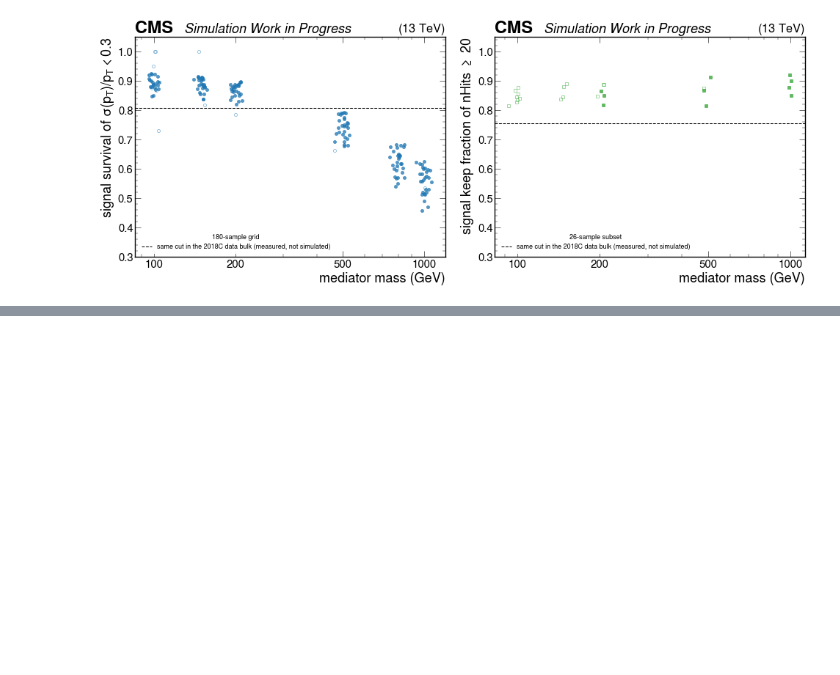
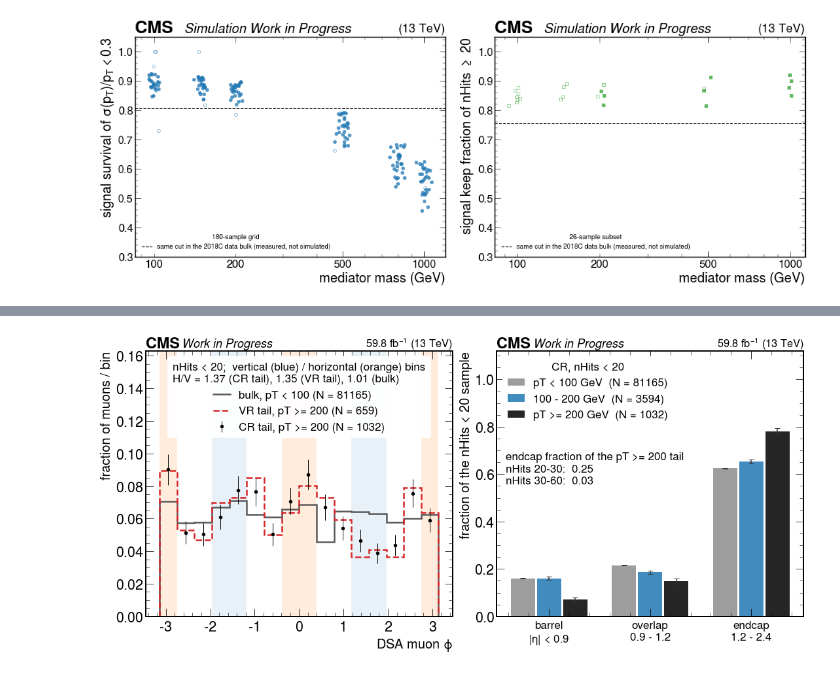
Before and after one commit to murtaza-safdari/SIDM, a Jupyter notebook: sidm/studies/vertexChi2/vertexChi2CosmicVetoStudy.ipynb, the cells around one changed output, grey strips where cells are left out. Cells and saved outputs as stored; diff of their text form; code cells hidden in the pictures; blank space fills up the shorter version.

```diff
--- a/sidm/studies/vertexChi2/vertexChi2CosmicVetoStudy.ipynb
+++ b/sidm/studies/vertexChi2/vertexChi2CosmicVetoStudy.ipynb
@@ -2573,0 +2845,60 @@ Summary numbers quoted in the conclusions, recomputed:
+# %%
+# Figure: the halo lead.  Left, the azimuth of the low-hit-count tail against its own low-pT
+# bulk in the same channel and slice.  Right, its pseudorapidity composition against the same
+# bulk, with the higher-hit-count tails quoted for contrast.
+FS3 = 17            # 17 pt at a 15-inch width is 8.5 pt at text width
+fig, axs = plt.subplots(1, 2, figsize=(15, 6.8), constrained_layout=True)
+
+ax = axs[0]
+t_cr = resp_cube(HN_PHI, "CR", "nHits 0-20", PT_TAIL)
+b_cr = resp_cube(HN_PHI, "CR", "nHits 0-20", PT_BULK)
+t_vr = resp_cube(HN_PHI, "VR", "nHits 0-20", PT_TAIL)
+for i in VERT:
+    ax.axvspan(PHI_EDGES[i], PHI_EDGES[i + 1], color="tab:blue", alpha=0.10, lw=0)
+for i in HORZ:
+    ax.axvspan(PHI_EDGES[i], PHI_EDGES[i + 1], color="tab:orange", alpha=0.14, lw=0)
+hep.histplot(b_cr / b_cr.sum(), PHI_EDGES, ax=ax, histtype="step", lw=2.5, color="0.35",
+             label=f"bulk, pT < 100 (N = {b_cr.sum():.0f})")
+hep.histplot(t_vr / t_vr.sum(), PHI_EDGES, ax=ax, histtype="step", lw=2.5, ls="--",
+             color="tab:red", label=f"VR tail, pT >= 200 (N = {t_vr.sum():.0f})")
+hep.histplot(t_cr / t_cr.sum(), PHI_EDGES, ax=ax, histtype="errorbar", color="k",
+             yerr=np.sqrt(t_cr) / t_cr.sum(), markersize=9,
+             label=f"CR tail, pT >= 200 (N = {t_cr.sum():.0f})")
+ax.set_xlabel(r"DSA muon $\phi$", fontsize=20)
+ax.set_ylabel("fraction of muons / bin", fontsize=20)
+ax.set_ylim(0, 0.163)
+hv = lambda a: a[HORZ].sum() / a[VERT].sum()
+ax.legend(fontsize=FS3, loc="upper center", frameon=True, facecolor="white",
+          edgecolor="none", framealpha=0.95,
+          title=("nHits < 20;  vertical (blue) / horizontal (orange) bins\n"
+                 f"H/V = {hv(t_cr):.2f} (CR tail), {hv(t_vr):.2f} (VR tail), "
+                 f"{hv(b_cr):.2f} (bulk)"), title_fontsize=FS3)
+
+ax = axs[1]
+xs, w = np.arange(3), 0.26
+for j, (plab, prows, col) in enumerate(
+        (("pT < 100 GeV", PT_BULK, "0.55"), ("100 - 200 GeV", PT_SB, "tab:blue"),
+         ("pT >= 200 GeV", PT_TAIL, "k"))):
+    e = resp_cube(HN_ETA, "CR", "nHits 0-20", prows)[:3]
+    n = e.sum()
+    f = e / n
+    ax.bar(xs + (j - 1) * w, f, width=w * 0.92, color=col, alpha=0.85,
+           yerr=np.sqrt(f * (1 - f) / n), capsize=4, ecolor="0.2",
+           label=f"{plab}  (N = {n:.0f})")
+ax.set_xticks(xs)
+ax.set_xticklabels([r"barrel" "\n" r"$|\eta|$ < 0.9", "overlap\n0.9 - 1.2",
+                    "endcap\n1.2 - 2.4"], fontsize=FS3)
+ax.set_ylabel("fraction of the nHits < 20 sample", fontsize=20)
+ax.set_ylim(0, 1.12)
+_hi = [resp_cube(HN_ETA, "CR", nh, PT_TAIL)[:3] for nh in ("nHits 20-30", "nHits 30-60")]
+ax.text(0.03, 0.62, "endcap fraction of the pT >= 200 tail\n"
+        f"nHits 20-30:  {_hi[0][2]/_hi[0].sum():.2f}\n"
+        f"nHits 30-60:  {_hi[1][2]/_hi[1].sum():.2f}",
+        transform=ax.transAxes, fontsize=FS3, va="top")
+ax.legend(fontsize=FS3, loc="upper left", frameon=True, facecolor="white", edgecolor="none",
+          framealpha=0.95, title="CR, nHits < 20", title_fontsize=FS3)
+for ax in axs:
+    hep.cms.label(data=True, lumi=L_TF, text="Work in Progress", ax=ax, fontsize=18)
+fig.set_dpi(FIG_DPI)
+# %% [output]
+[figure, added]
```
Also changed, not shown: parts of 15 cells of this notebook, 1 other file.
